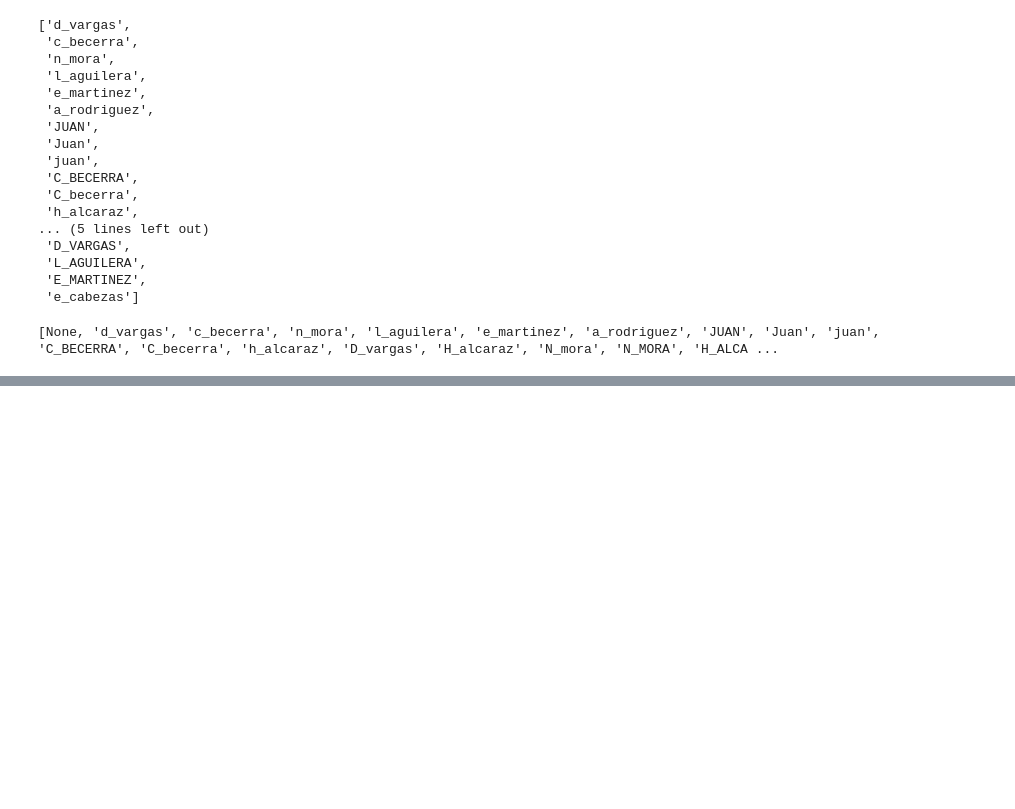
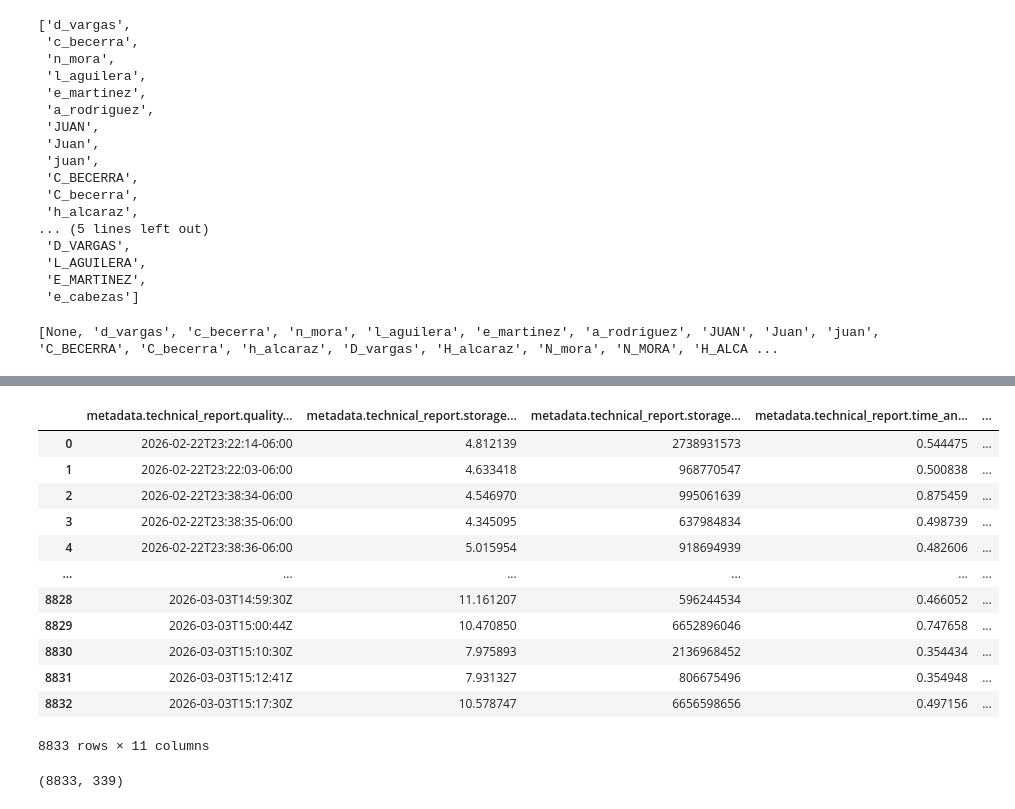
Before and after one commit to Mattanaka343/Dashboards, a Jupyter notebook: burner.ipynb, the cells around one changed output, grey strips where cells are left out. Drawn from its saved outputs; the diff is of its cells as text; code cells hidden in the pictures; blank space fills up the shorter version.

```diff
--- a/burner.ipynb
+++ b/burner.ipynb
@@ -88,0 +113,20 @@ data = pd.read_csv('Data/Raw/nurvai_stage_recordings.csv')
+# %%
+data.iloc[:,11:22]
+# %% [output]
+|  | metadata.technical_report.quality... | metadata.technical_report.storage... | metadata.technical_report.storage... | metadata.technical_report.time_an... | ... |
+| 0 | 2026-02-22T23:22:14-06:00 | 4.812139 | 2738931573 | 0.544475 | ... |
+| 1 | 2026-02-22T23:22:03-06:00 | 4.633418 | 968770547 | 0.500838 | ... |
+| 2 | 2026-02-22T23:38:34-06:00 | 4.546970 | 995061639 | 0.875459 | ... |
+| 3 | 2026-02-22T23:38:35-06:00 | 4.345095 | 637984834 | 0.498739 | ... |
+| 4 | 2026-02-22T23:38:36-06:00 | 5.015954 | 918694939 | 0.482606 | ... |
+| ... | ... | ... | ... | ... | ... |
+| 8828 | 2026-03-03T14:59:30Z | 11.161207 | 596244534 | 0.466052 | ... |
+| 8829 | 2026-03-03T15:00:44Z | 10.470850 | 6652896046 | 0.747658 | ... |
+| 8830 | 2026-03-03T15:10:30Z | 7.975893 | 2136968452 | 0.354434 | ... |
+| 8831 | 2026-03-03T15:12:41Z | 7.931327 | 806675496 | 0.354948 | ... |
+| 8832 | 2026-03-03T15:17:30Z | 10.578747 | 6656598656 | 0.497156 | ... |
+8833 rows × 11 columns
+# %%
+data.shape
+# %% [output]
+(8833, 339)
```
Also changed, not shown: parts of 24 cells of this notebook, 4 other files.
